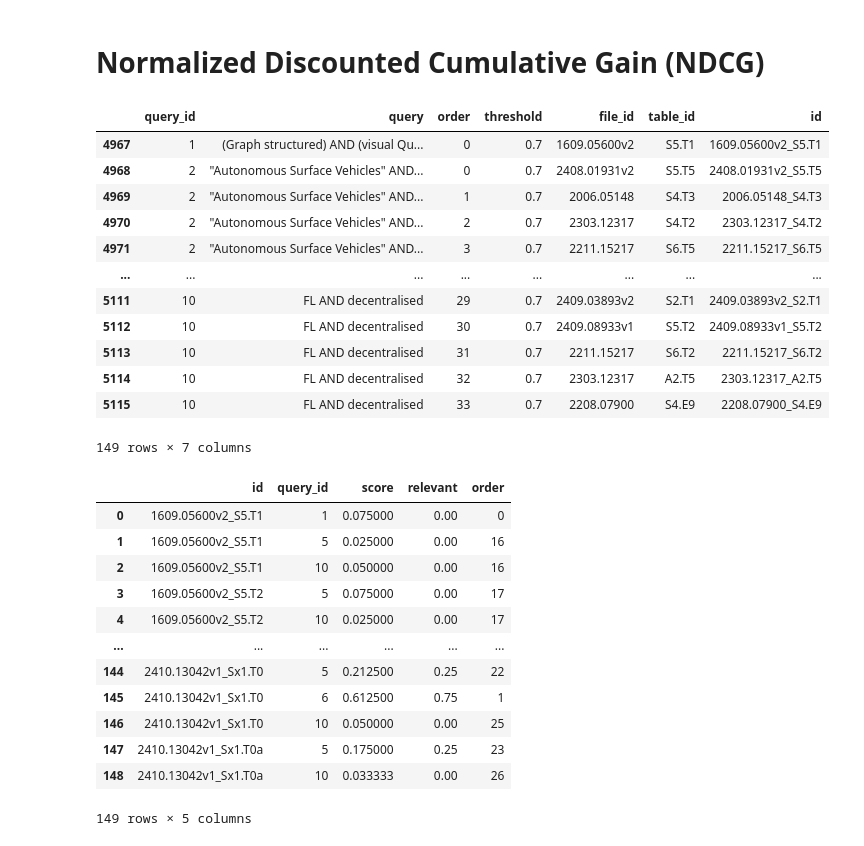
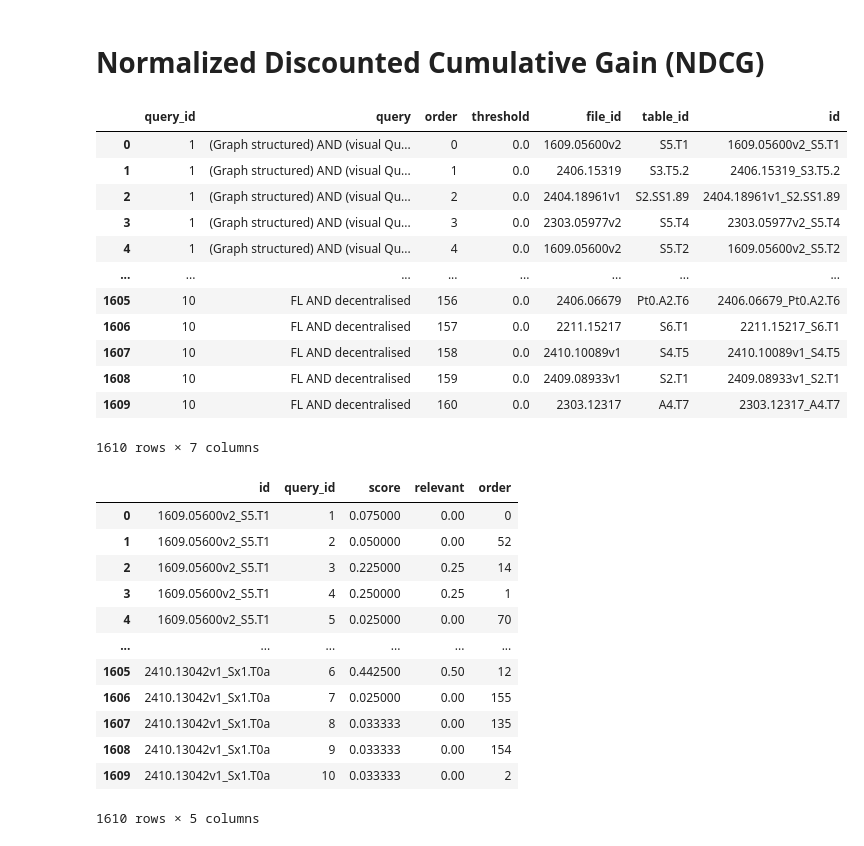
Before and after one commit to MarcoNapoleone/ALTAIR, a Jupyter notebook: performance/scripts/NDCG.ipynb, the cells around one changed output. Drawn from its saved outputs; the diff is of its cells as text; code cells hidden in the pictures.

```diff
--- a/performance/scripts/NDCG.ipynb
+++ b/performance/scripts/NDCG.ipynb
@@ -3,26 +3,26 @@
 # %%
 
 import pandas as pd
 
 llm_res = pd.read_csv('../gym/results/llm_response.csv')
 altair_res = pd.read_csv('../gym/results/altair_response.csv')
 
-altair_res = altair_res[(altair_res['threshold']*10).astype(int) == 7]
+altair_res = altair_res[(altair_res['threshold']*10).astype(int) == 0]
 altair_res
 # %% [output]
 |  | query_id | query | order | threshold | file_id | table_id | id |
-| 4967 | 1 | (Graph structured) AND (visual Qu... | 0 | 0.7 | 1609.05600v2 | S5.T1 | 1609.05600v2_S5.T1 |
-| 4968 | 2 | "Autonomous Surface Vehicles" AND... | 0 | 0.7 | 2408.01931v2 | S5.T5 | 2408.01931v2_S5.T5 |
-| 4969 | 2 | "Autonomous Surface Vehicles" AND... | 1 | 0.7 | 2006.05148 | S4.T3 | 2006.05148_S4.T3 |
-| 4970 | 2 | "Autonomous Surface Vehicles" AND... | 2 | 0.7 | 2303.12317 | S4.T2 | 2303.12317_S4.T2 |
-| 4971 | 2 | "Autonomous Surface Vehicles" AND... | 3 | 0.7 | 2211.15217 | S6.T5 | 2211.15217_S6.T5 |
+| 0 | 1 | (Graph structured) AND (visual Qu... | 0 | 0.0 | 1609.05600v2 | S5.T1 | 1609.05600v2_S5.T1 |
+| 1 | 1 | (Graph structured) AND (visual Qu... | 1 | 0.0 | 2406.15319 | S3.T5.2 | 2406.15319_S3.T5.2 |
+| 2 | 1 | (Graph structured) AND (visual Qu... | 2 | 0.0 | 2404.18961v1 | S2.SS1.89 | 2404.18961v1_S2.SS1.89 |
+| 3 | 1 | (Graph structured) AND (visual Qu... | 3 | 0.0 | 2303.05977v2 | S5.T4 | 2303.05977v2_S5.T4 |
+| 4 | 1 | (Graph structured) AND (visual Qu... | 4 | 0.0 | 1609.05600v2 | S5.T2 | 1609.05600v2_S5.T2 |
 | ... | ... | ... | ... | ... | ... | ... | ... |
-| 5111 | 10 | FL AND decentralised | 29 | 0.7 | 2409.03893v2 | S2.T1 | 2409.03893v2_S2.T1 |
-| 5112 | 10 | FL AND decentralised | 30 | 0.7 | 2409.08933v1 | S5.T2 | 2409.08933v1_S5.T2 |
-| 5113 | 10 | FL AND decentralised | 31 | 0.7 | 2211.15217 | S6.T2 | 2211.15217_S6.T2 |
-| 5114 | 10 | FL AND decentralised | 32 | 0.7 | 2303.12317 | A2.T5 | 2303.12317_A2.T5 |
-| 5115 | 10 | FL AND decentralised | 33 | 0.7 | 2208.07900 | S4.E9 | 2208.07900_S4.E9 |
+| 1605 | 10 | FL AND decentralised | 156 | 0.0 | 2406.06679 | Pt0.A2.T6 | 2406.06679_Pt0.A2.T6 |
+| 1606 | 10 | FL AND decentralised | 157 | 0.0 | 2211.15217 | S6.T1 | 2211.15217_S6.T1 |
+| 1607 | 10 | FL AND decentralised | 158 | 0.0 | 2410.10089v1 | S4.T5 | 2410.10089v1_S4.T5 |
+| 1608 | 10 | FL AND decentralised | 159 | 0.0 | 2409.08933v1 | S2.T1 | 2409.08933v1_S2.T1 |
+| 1609 | 10 | FL AND decentralised | 160 | 0.0 | 2303.12317 | A4.T7 | 2303.12317_A4.T7 |
-149 rows × 7 columns
+1610 rows × 7 columns
 # %%
 import numpy as np
 
@@ -41,17 +41,17 @@ df
 # %% [output]
 |  | id | query_id | score | relevant | order |
 | 0 | 1609.05600v2_S5.T1 | 1 | 0.075000 | 0.00 | 0 |
-| 1 | 1609.05600v2_S5.T1 | 5 | 0.025000 | 0.00 | 16 |
-| 2 | 1609.05600v2_S5.T1 | 10 | 0.050000 | 0.00 | 16 |
-| 3 | 1609.05600v2_S5.T2 | 5 | 0.075000 | 0.00 | 17 |
-| 4 | 1609.05600v2_S5.T2 | 10 | 0.025000 | 0.00 | 17 |
+| 1 | 1609.05600v2_S5.T1 | 2 | 0.050000 | 0.00 | 52 |
+| 2 | 1609.05600v2_S5.T1 | 3 | 0.225000 | 0.25 | 14 |
+| 3 | 1609.05600v2_S5.T1 | 4 | 0.250000 | 0.25 | 1 |
+| 4 | 1609.05600v2_S5.T1 | 5 | 0.025000 | 0.00 | 70 |
 | ... | ... | ... | ... | ... | ... |
-| 144 | 2410.13042v1_Sx1.T0 | 5 | 0.212500 | 0.25 | 22 |
-| 145 | 2410.13042v1_Sx1.T0 | 6 | 0.612500 | 0.75 | 1 |
-| 146 | 2410.13042v1_Sx1.T0 | 10 | 0.050000 | 0.00 | 25 |
-| 147 | 2410.13042v1_Sx1.T0a | 5 | 0.175000 | 0.25 | 23 |
-| 148 | 2410.13042v1_Sx1.T0a | 10 | 0.033333 | 0.00 | 26 |
+| 1605 | 2410.13042v1_Sx1.T0a | 6 | 0.442500 | 0.50 | 12 |
+| 1606 | 2410.13042v1_Sx1.T0a | 7 | 0.025000 | 0.00 | 155 |
+| 1607 | 2410.13042v1_Sx1.T0a | 8 | 0.033333 | 0.00 | 135 |
+| 1608 | 2410.13042v1_Sx1.T0a | 9 | 0.033333 | 0.00 | 154 |
+| 1609 | 2410.13042v1_Sx1.T0a | 10 | 0.033333 | 0.00 | 2 |
-149 rows × 5 columns
+1610 rows × 5 columns
 # %%
 
 def dcg(query_id, k):
```
Also changed, not shown: parts of 1 cell of this notebook, 6 other files.
